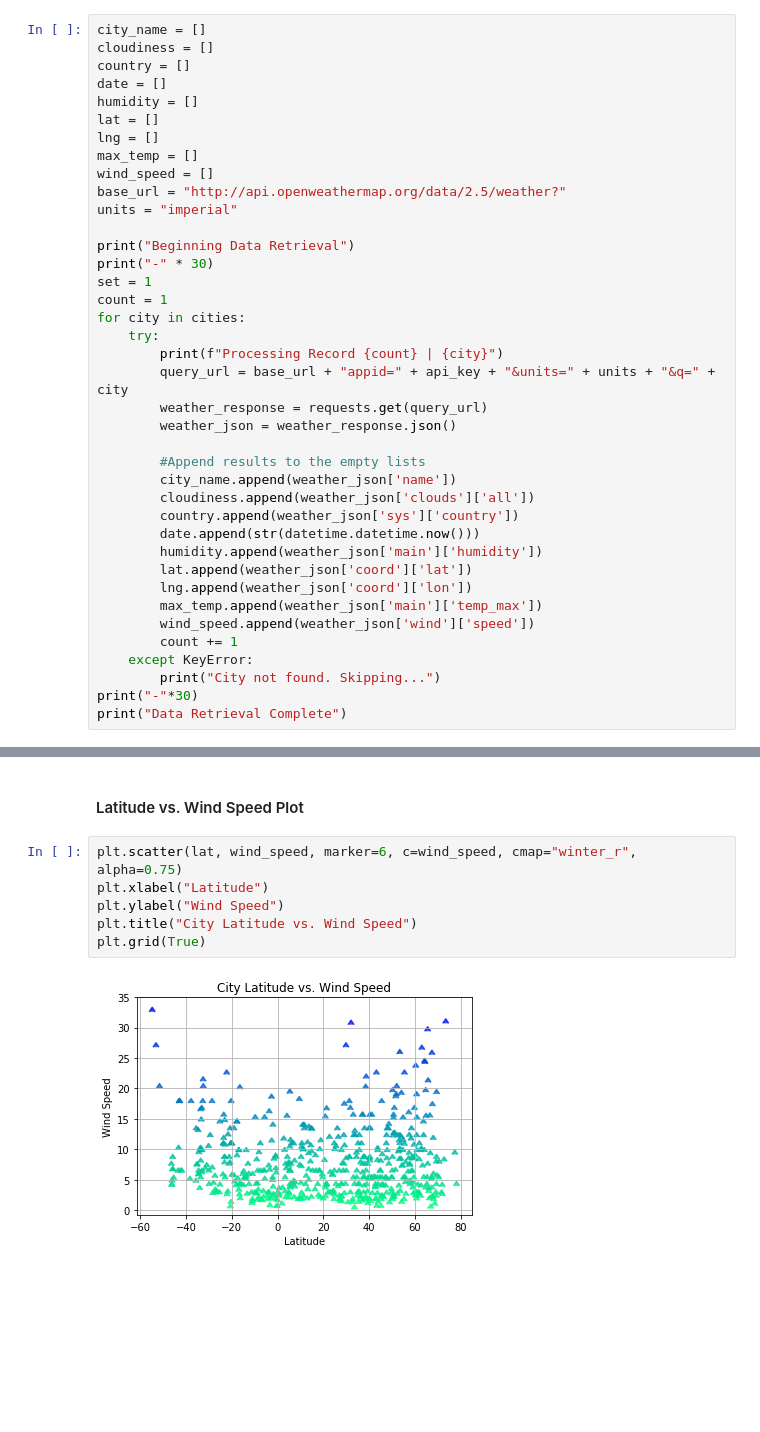
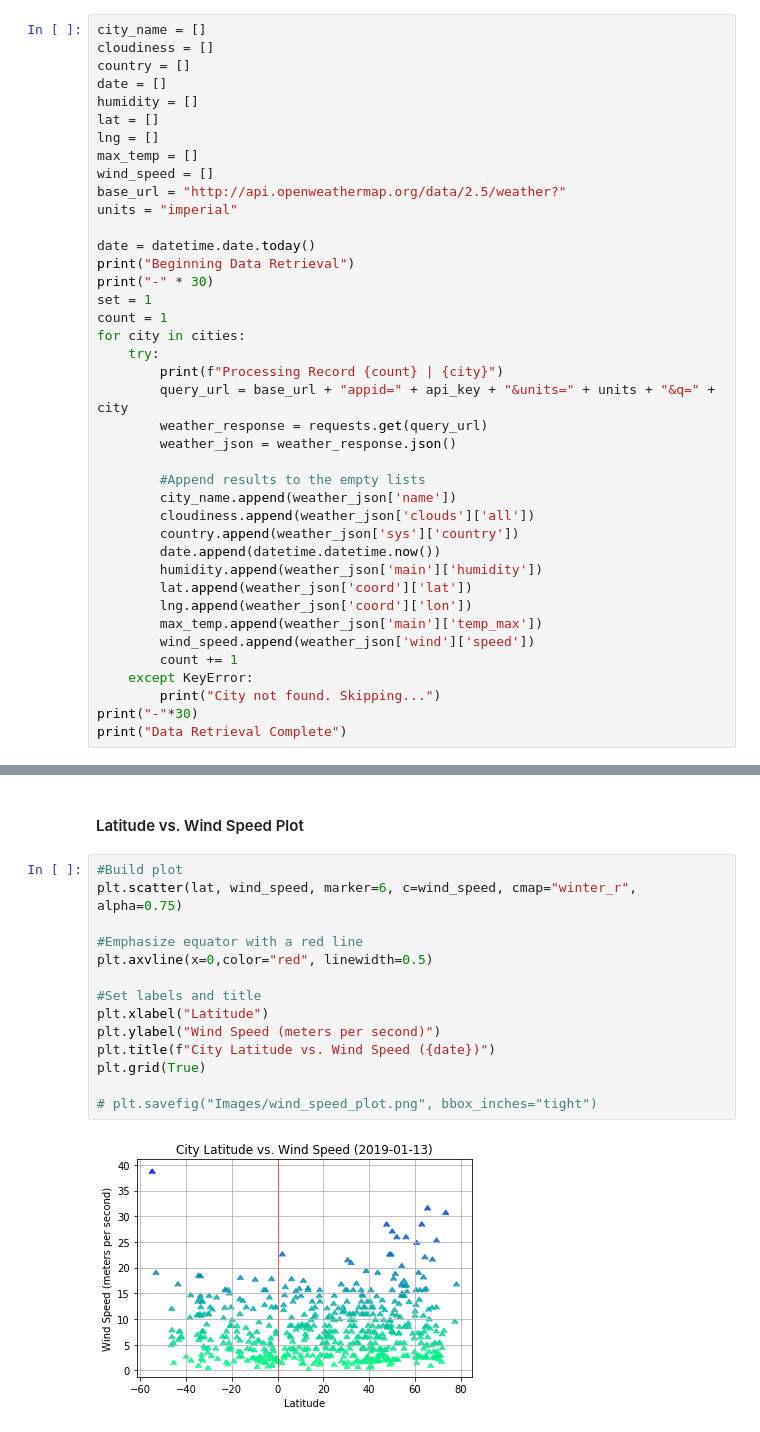
Before and after one commit to emilyrush/weather_api, a Jupyter notebook: starter_code/erushWeatherPy.ipynb, the cells around one changed output, grey strips where cells are left out. Saved outputs shown, nothing was run; the diff lists cells and outputs as text; blank space fills up the shorter version.

```diff
--- a/starter_code/erushWeatherPy.ipynb
+++ b/starter_code/erushWeatherPy.ipynb
@@ -76,6 +75,7 @@ wind_speed = []
 base_url = "http://api.openweathermap.org/data/2.5/weather?"
 units = "imperial"
 
+date = datetime.date.today()
 print("Beginning Data Retrieval")
 print("-" * 30)
 set = 1
@@ -91,7 +91,7 @@ for city in cities:
         city_name.append(weather_json['name'])
         cloudiness.append(weather_json['clouds']['all'])
         country.append(weather_json['sys']['country'])
-        date.append(str(datetime.datetime.now()))
+        date.append(datetime.datetime.now())
         humidity.append(weather_json['main']['humidity'])
         lat.append(weather_json['coord']['lat'])
         lng.append(weather_json['coord']['lon'])
@@ -226,10 +261,18 @@ plt.grid(True)
 # %% [markdown]
 #### Latitude vs. Wind Speed Plot
 # %%
+#Build plot
 plt.scatter(lat, wind_speed, marker=6, c=wind_speed, cmap="winter_r", alpha=0.75)
+
+#Emphasize equator with a red line
+plt.axvline(x=0,color="red", linewidth=0.5)
+
+#Set labels and title
 plt.xlabel("Latitude")
-plt.ylabel("Wind Speed")
-plt.title("City Latitude vs. Wind Speed")
+plt.ylabel("Wind Speed (meters per second)")
+plt.title(f"City Latitude vs. Wind Speed ({date})")
 plt.grid(True)
+
+# plt.savefig("Images/wind_speed_plot.png", bbox_inches="tight")
 # %% [output]
-[figure, old version]
+[figure, new version]
```
Also changed, not shown: parts of 25 cells of this notebook, 3 other files.
